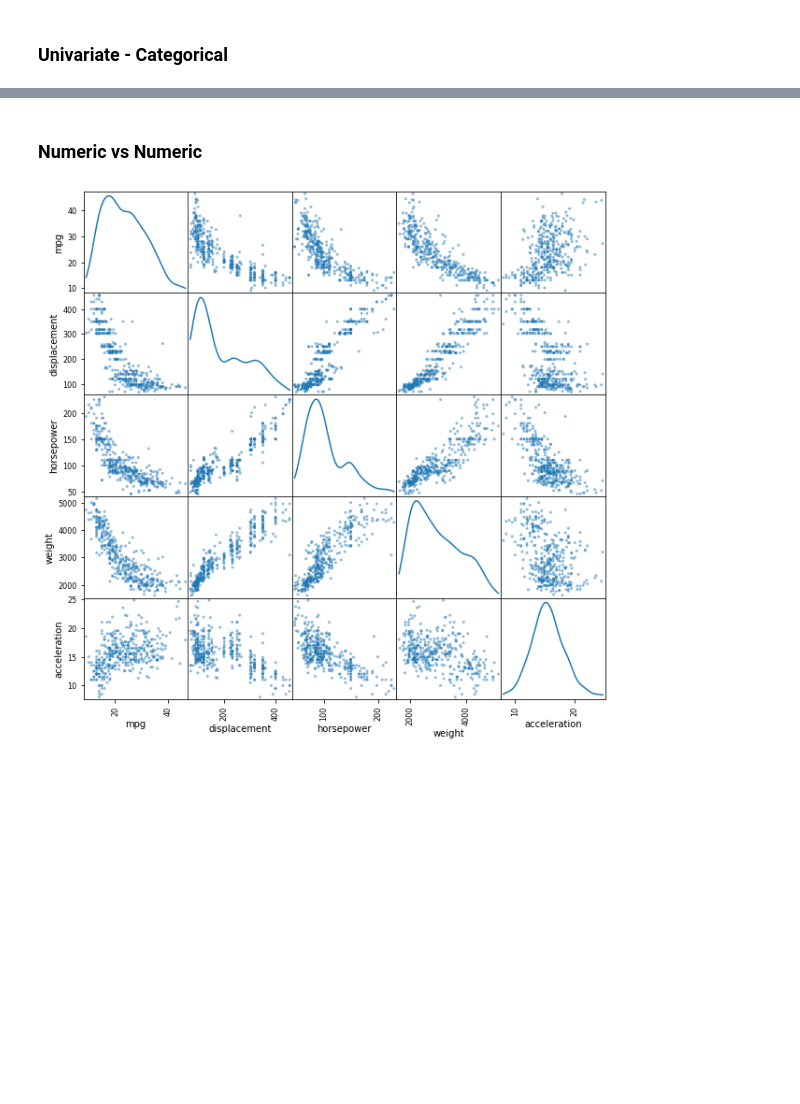
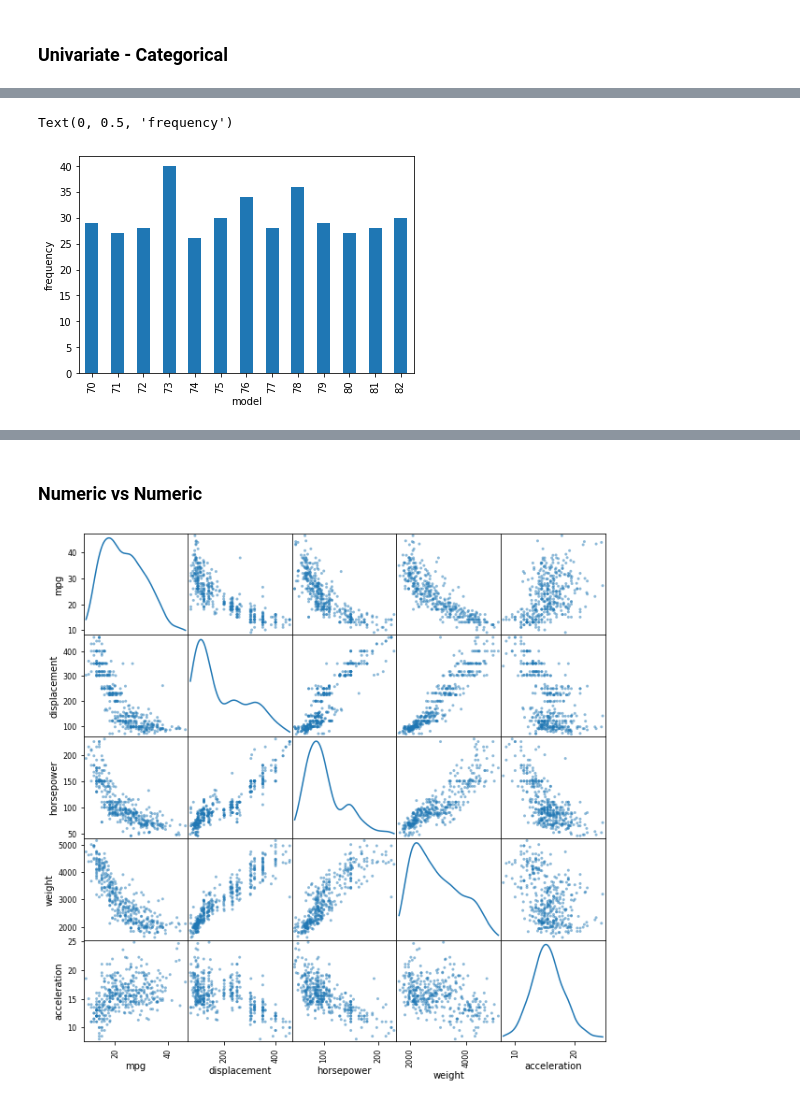
Before and after one commit to ngarcia1295/INTRO-TO-DATA-ANALYSIS, a Jupyter notebook: cars.ipynb, the cells around one changed output, grey strips where cells are left out. Saved outputs shown, nothing was run; the diff lists cells and outputs as text; code cells hidden in the pictures; blank space fills up the shorter version.

```diff
--- a/cars.ipynb
+++ b/cars.ipynb
@@ -270,0 +274,7 @@ agg.plot(kind='bar').set_ylabel('frequency')
+# %%
+# Categorical
+agg = cars.groupby('model').apply(len)
+agg.plot(kind='bar').set_ylabel('frequency')
+# %% [output]
+Text(0, 0.5, 'frequency')
+[figure, added]
```
Also changed, not shown: parts of 14 cells of this notebook.
